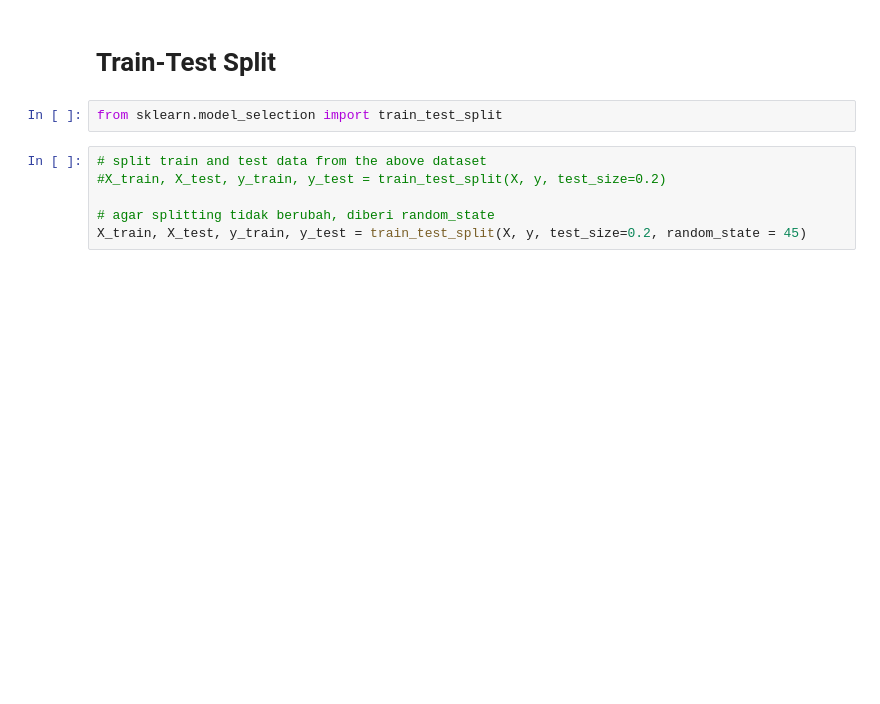
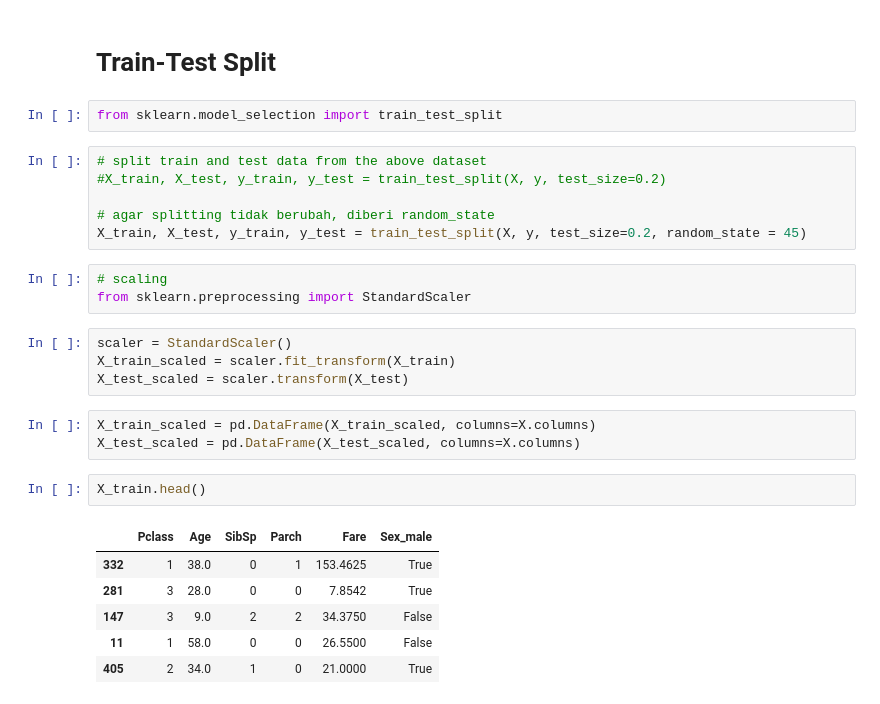
Before and after one commit to KhadafiZubaidiDev/my-projects, a Jupyter notebook: model-explanation/main.ipynb, the cells around one changed output. Drawn from its saved outputs; the diff is of its cells as text; blank space fills up the shorter version.

```diff
--- a/model-explanation/main.ipynb
+++ b/model-explanation/main.ipynb
@@ -139,3 +139,22 @@ from sklearn.model_selection import train_test_split
 
 # agar splitting tidak berubah, diberi random_state
 X_train, X_test, y_train, y_test = train_test_split(X, y, test_size=0.2, random_state = 45)
+# %%
+# scaling
+from sklearn.preprocessing import StandardScaler
+# %%
+scaler = StandardScaler()
+X_train_scaled = scaler.fit_transform(X_train)
+X_test_scaled = scaler.transform(X_test)
+# %%
+X_train_scaled = pd.DataFrame(X_train_scaled, columns=X.columns)
+X_test_scaled = pd.DataFrame(X_test_scaled, columns=X.columns)
+# %%
+X_train.head()
+# %% [output]
+|  | Pclass | Age | SibSp | Parch | Fare | Sex_male |
+| 332 | 1 | 38.0 | 0 | 1 | 153.4625 | True |
+| 281 | 3 | 28.0 | 0 | 0 | 7.8542 | True |
+| 147 | 3 | 9.0 | 2 | 2 | 34.3750 | False |
+| 11 | 1 | 58.0 | 0 | 0 | 26.5500 | False |
+| 405 | 2 | 34.0 | 1 | 0 | 21.0000 | True |
```
Also changed, not shown: parts of 3 cells of this notebook.
